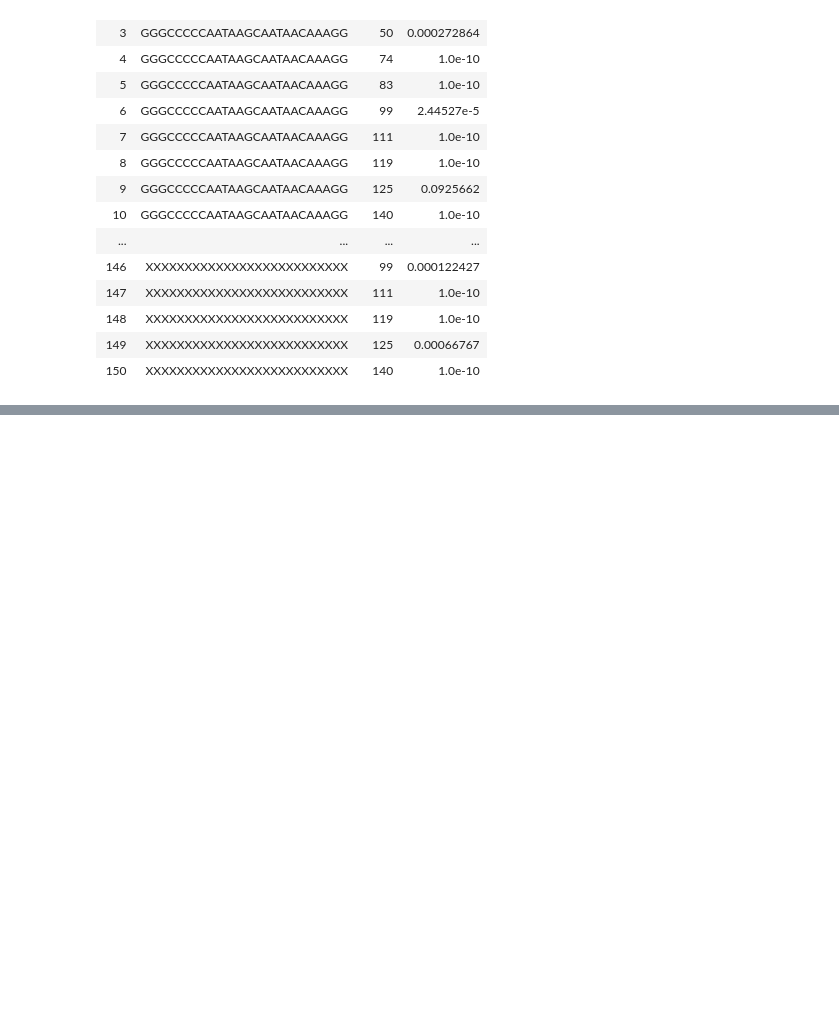
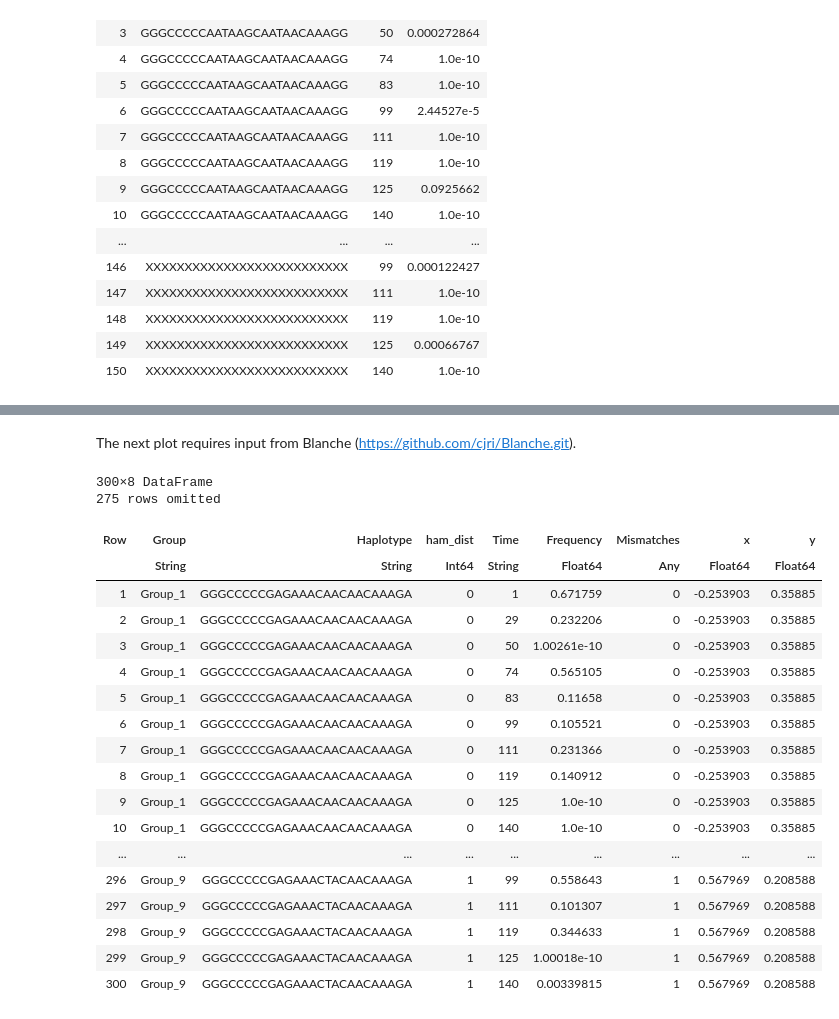
Before and after one commit to ewanwsmith/RSV_haplotype_reconstruction, a Jupyter notebook: src/haplotypes.ipynb, the cells around one changed output, grey strips where cells are left out. Cells and saved outputs as stored; diff of their text form; code cells hidden in the pictures; blank space fills up the shorter version.

```diff
--- a/src/haplotypes.ipynb
+++ b/src/haplotypes.ipynb
@@ -595,0 +547,48 @@ GIF successfully saved at /Users/e.smith.5/Documents/PhD/RSV_project/RSV_haploty
+# %% [markdown]
+The next plot requires input from Blanche (https://github.com/cjri/Blanche.git).
+# %%
+# Define the file paths
+blanche_path = "/Users/e.smith.5/Documents/PhD/RSV_project/RSV_haplotype_reconstruction/data/Blanche/F/Consensus0_F_14_haplotypes.dat"
+names_path = "/Users/e.smith.5/Documents/PhD/RSV_project/RSV_haplotype_reconstruction/data/Blanche/F/Consensus0_F_14_haplotypes.txt"
+
+# Step 1: Read the .dat file and select the first two columns
+df_coords = CSV.read(blanche_path, DataFrame; header=false, delim=" ", select=[1, 2])
+
+# Step 2: Read the .txt file containing the haplotype names
+names = DataFrame(Haplotype=readlines(names_path))
+
+# Step 3: Combine the two DataFrames
+blanche = hcat(df_coords, names)
+
+# Step 4: Rename the columns to "x", "y", and "Haplotype"
+rename!(blanche, [:x, :y, :Haplotype])
+
+# Display the blanche DataFrame
+blanche
+
+# join to grouped_haps
+grouped_haps = innerjoin(grouped_haps, blanche, on=:Haplotype)
+
+# display the joined dataframe
+grouped_haps
+# %% [output]
+300×8 DataFrame
+275 rows omitted
+| Row | Group | Haplotype | ham_dist | Time | Frequency | Mismatches | x | y |
+|  | String | String | Int64 | String | Float64 | Any | Float64 | Float64 |
+| 1 | Group_1 | GGGCCCCCGAGAAACAACAACAAAGA | 0 | 1 | 0.671759 | 0 | -0.253903 | 0.35885 |
+| 2 | Group_1 | GGGCCCCCGAGAAACAACAACAAAGA | 0 | 29 | 0.232206 | 0 | -0.253903 | 0.35885 |
+| 3 | Group_1 | GGGCCCCCGAGAAACAACAACAAAGA | 0 | 50 | 1.00261e-10 | 0 | -0.253903 | 0.35885 |
+| 4 | Group_1 | GGGCCCCCGAGAAACAACAACAAAGA | 0 | 74 | 0.565105 | 0 | -0.253903 | 0.35885 |
+| 5 | Group_1 | GGGCCCCCGAGAAACAACAACAAAGA | 0 | 83 | 0.11658 | 0 | -0.253903 | 0.35885 |
+| 6 | Group_1 | GGGCCCCCGAGAAACAACAACAAAGA | 0 | 99 | 0.105521 | 0 | -0.253903 | 0.35885 |
+| 7 | Group_1 | GGGCCCCCGAGAAACAACAACAAAGA | 0 | 111 | 0.231366 | 0 | -0.253903 | 0.35885 |
+| 8 | Group_1 | GGGCCCCCGAGAAACAACAACAAAGA | 0 | 119 | 0.140912 | 0 | -0.253903 | 0.35885 |
+| 9 | Group_1 | GGGCCCCCGAGAAACAACAACAAAGA | 0 | 125 | 1.0e-10 | 0 | -0.253903 | 0.35885 |
+| 10 | Group_1 | GGGCCCCCGAGAAACAACAACAAAGA | 0 | 140 | 1.0e-10 | 0 | -0.253903 | 0.35885 |
+| ... | ... | ... | ... | ... | ... | ... | ... | ... |
+| 296 | Group_9 | GGGCCCCCGAGAAACTACAACAAAGA | 1 | 99 | 0.558643 | 1 | 0.567969 | 0.208588 |
+| 297 | Group_9 | GGGCCCCCGAGAAACTACAACAAAGA | 1 | 111 | 0.101307 | 1 | 0.567969 | 0.208588 |
+| 298 | Group_9 | GGGCCCCCGAGAAACTACAACAAAGA | 1 | 119 | 0.344633 | 1 | 0.567969 | 0.208588 |
+| 299 | Group_9 | GGGCCCCCGAGAAACTACAACAAAGA | 1 | 125 | 1.00018e-10 | 1 | 0.567969 | 0.208588 |
+| 300 | Group_9 | GGGCCCCCGAGAAACTACAACAAAGA | 1 | 140 | 0.00339815 | 1 | 0.567969 | 0.208588 |
```
Also changed, not shown: parts of 9 cells of this notebook, 1 other file.
